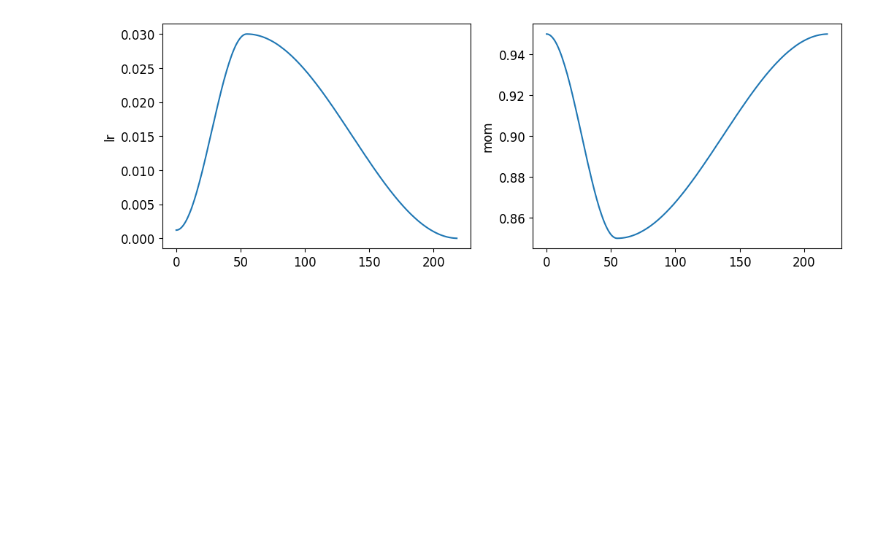
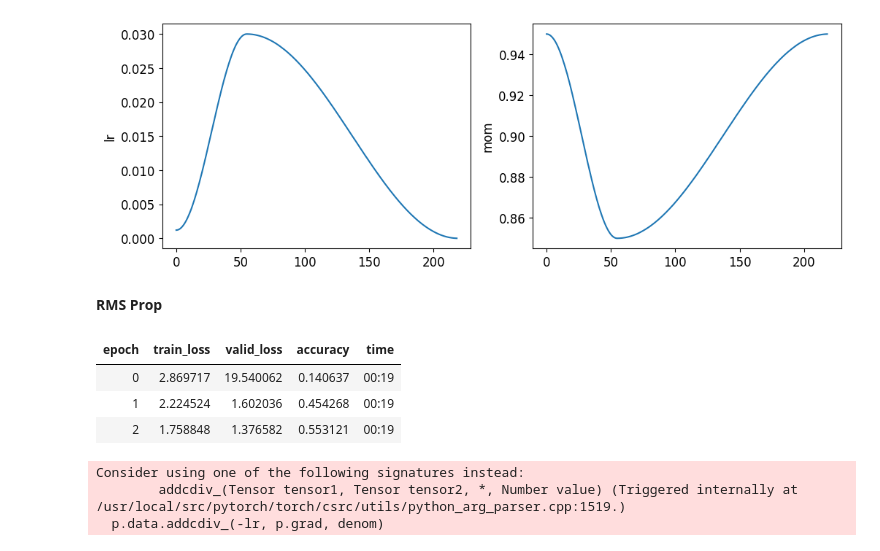
Before and after one commit to flyinacres/fastai-coursework, a Jupyter notebook: fast-16.ipynb, the cells around one changed output. Cells and saved outputs as stored; diff of their text form; code cells hidden in the pictures; blank space fills up the shorter version.

```diff
--- a/fast-16.ipynb
+++ b/fast-16.ipynb
@@ -238,3 +238,27 @@ learn.fit_one_cycle(3, 0.03)
 learn.recorder.plot_sched()
 # %% [output]
 [figure]
+# %% [markdown]
+**RMS Prop**
+# %%
+def average_sqr_grad(p, sqr_mom, sqr_avg=None, **kwargs):
+    if sqr_avg is None: sqr_avg = torch.zeros_like(p.grad.data)
+    return {'sqr_avg': sqr_mom*sqr_avg + (1-sqr_mom)*p.grad.data**2}
+# %%
+def rms_prop_step(p, lr, sqr_avg, eps, grad_avg=None, **kwargs):
+    denom = sqr_avg.sqrt().add_(eps)
+    p.data.addcdiv_(-lr, p.grad, denom)
+
+opt_func = partial(Optimizer, cbs=[average_sqr_grad,rms_prop_step],
+                   sqr_mom=0.99, eps=1e-7)
+# %%
+learn = get_learner(opt_func=opt_func)
+learn.fit_one_cycle(3, 0.003)
+# %% [output]
+| epoch | train_loss | valid_loss | accuracy | time |
+| 0 | 2.869717 | 19.540062 | 0.140637 | 00:19 |
+| 1 | 2.224524 | 1.602036 | 0.454268 | 00:19 |
+| 2 | 1.758848 | 1.376582 | 0.553121 | 00:19 |
+Consider using one of the following signatures instead:
+        addcdiv_(Tensor tensor1, Tensor tensor2, *, Number value) (Triggered internally at /usr/local/src/pytorch/torch/csrc/utils/python_arg_parser.cpp:1519.)
+  p.data.addcdiv_(-lr, p.grad, denom)
```
Also changed, not shown: parts of 2 cells of this notebook.
